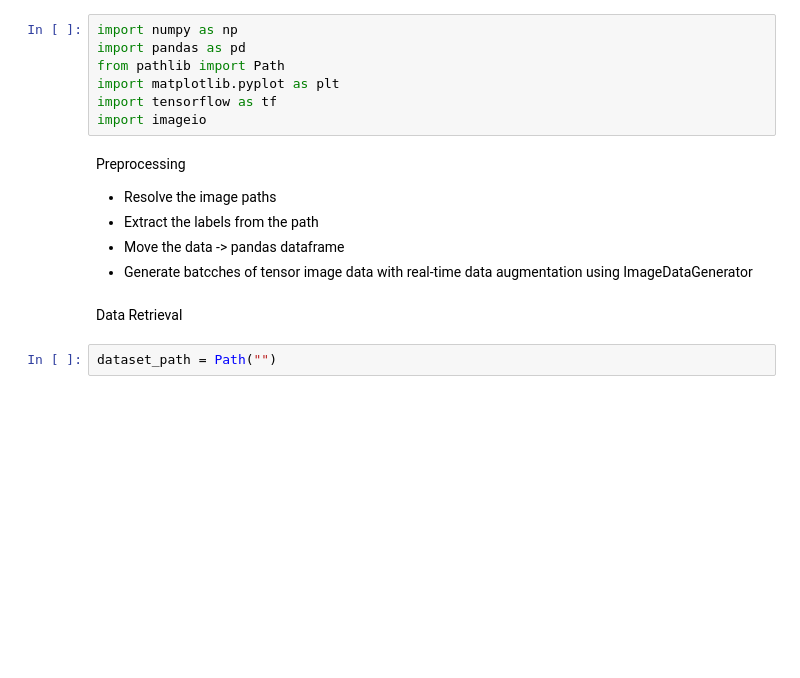
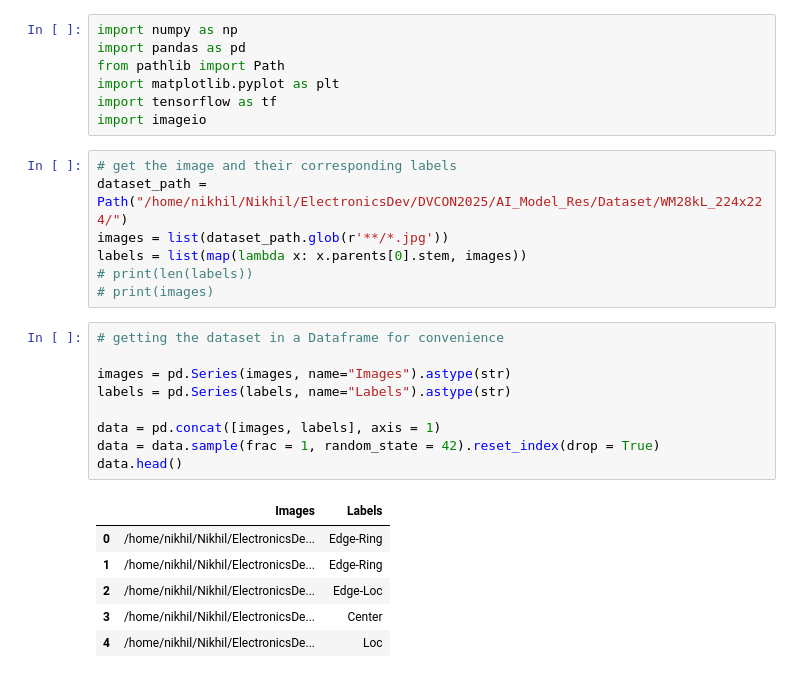
Before and after one commit to nikhilsp1585/mobilenetv2-training-custom-dataset, a Jupyter notebook: mobilenetv2-train-wm28k.ipynb, the cells around one changed output. Saved outputs shown, nothing was run; the diff lists cells and outputs as text; blank space fills up the shorter version.

```diff
--- a/mobilenetv2-train-wm28k.ipynb
+++ b/mobilenetv2-train-wm28k.ipynb
@@ -5,14 +5,26 @@ from pathlib import Path
 import matplotlib.pyplot as plt
 import tensorflow as tf
 import imageio
-# %% [markdown]
-Preprocessing
-
-- Resolve the image paths
-- Extract the labels from the path
-- Move the data -> pandas dataframe
-- Generate batcches of tensor image data with real-time data augmentation using ImageDataGenerator
-# %% [markdown]
-Data Retrieval
-# %%
-dataset_path = Path("")
+# %%
+# get the image and their corresponding labels
+dataset_path = Path("/home/nikhil/Nikhil/ElectronicsDev/DVCON2025/AI_Model_Res/Dataset/WM28kL_224x224/")
+images = list(dataset_path.glob(r'**/*.jpg'))
+labels = list(map(lambda x: x.parents[0].stem, images))
+# print(len(labels))
+# print(images)
+# %%
+# getting the dataset in a Dataframe for convenience
+
+images = pd.Series(images, name="Images").astype(str)
+labels = pd.Series(labels, name="Labels").astype(str)
+
+data = pd.concat([images, labels], axis = 1)
+data = data.sample(frac = 1, random_state = 42).reset_index(drop = True)
+data.head()
+# %% [output]
+|  | Images | Labels |
+| 0 | /home/nikhil/Nikhil/ElectronicsDe... | Edge-Ring |
+| 1 | /home/nikhil/Nikhil/ElectronicsDe... | Edge-Ring |
+| 2 | /home/nikhil/Nikhil/ElectronicsDe... | Edge-Loc |
+| 3 | /home/nikhil/Nikhil/ElectronicsDe... | Center |
+| 4 | /home/nikhil/Nikhil/ElectronicsDe... | Loc |
```
Also changed, not shown: parts of 10 cells of this notebook.
